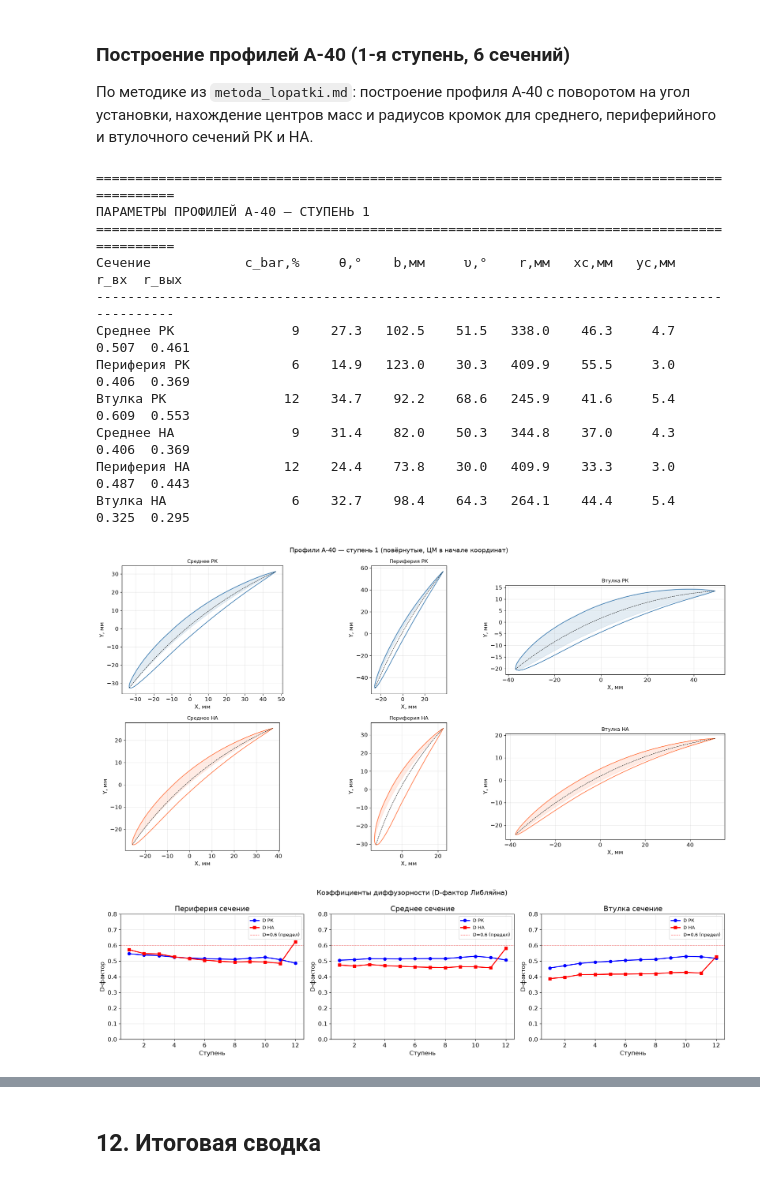
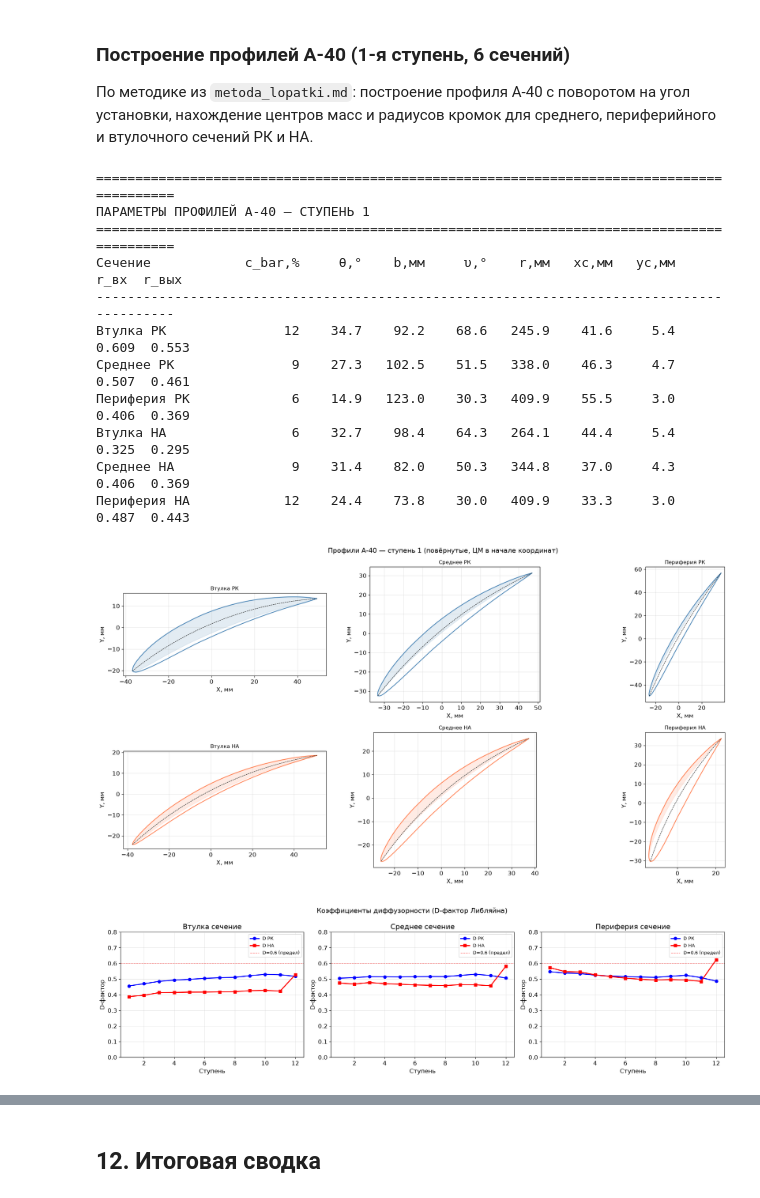
Before and after one commit to mikiway902/Compressors_Kurs_part_2, a Jupyter notebook: My_compressor_old_miki.ipynb, the cells around one changed output, grey strips where cells are left out. Saved outputs shown, nothing was run; the diff lists cells and outputs as text; code cells hidden in the pictures.

```diff
--- a/My_compressor_old_miki.ipynb
+++ b/My_compressor_old_miki.ipynb
@@ -2177,24 +2177,25 @@ def build_profile(b_chord, theta_deg, c_prime, upsilon_deg, D_diam):
         'xc': xc, 'yc': yc, 'A': A,
         'r_in': r_in, 'r_out': r_out,
         'r_blade': r_blade,
+        'D_diam': D_diam,
     }
 
 # Параметры для 1-й ступени (i=0)
 i0 = 0
 sections = [
-    # (название, тип, c', θ, b, υ, D)
+    # (название, тип, c', θ, b, υ, D) — порядок: Dвт, Dср, Dп
+    ("Втулка РК",      "RK", 12, theta_RK_3s[i0,0], 0.9*b_RK[i0],
+     ups_RK_3s[i0,0], Dvt1_prof[i0]),
     ("Среднее РК",     "RK", 9, theta_RK_3s[i0,1], b_RK[i0],
      ups_RK_3s[i0,1], Dsr1_prof[i0]),
     ("Периферия РК",   "RK", 6, theta_RK_3s[i0,2], 1.2*b_RK[i0],
      ups_RK_3s[i0,2], Dk1_prof[i0]),
-    ("Втулка РК",      "RK", 12, theta_RK_3s[i0,0], 0.9*b_RK[i0],
-     ups_RK_3s[i0,0], Dvt1_prof[i0]),
+    ("Втулка НА",      "NA", 6, theta_NA_3s[i0,0], 1.2*b_NA[i0],
+     ups_NA_3s[i0,0], Dvt2_prof[i0]),
     ("Среднее НА",     "NA", 9, theta_NA_3s[i0,1], b_NA[i0],
      ups_NA_3s[i0,1], Dsr2_prof[i0]),
     ("Периферия НА",   "NA", 12, theta_NA_3s[i0,2], 0.9*b_NA[i0],
      ups_NA_3s[i0,2], Dk2_prof[i0]),
-    ("Втулка НА",      "NA", 6, theta_NA_3s[i0,0], 1.2*b_NA[i0],
-     ups_NA_3s[i0,0], Dvt2_prof[i0]),
 ]
 
 profiles = {}
@@ -2234,39 +2235,39 @@ fig.suptitle('Профили А-40 — ступень 1 (повёрнутые,
 plt.tight_layout()
 plt.show()
 
 # --- Графики D-фактора ---
 fig, axes = plt.subplots(1, 3, figsize=(18, 5))
-sec_labels = ['Периферия', 'Среднее', 'Втулка']
-sec_j = [2, 1, 0]
+sec_labels = ['Втулка', 'Среднее', 'Периферия']
+sec_j = [0, 1, 2]
 
 for ax, sj, sl in zip(axes, sec_j, sec_labels):
     ax.plot(stages, D_RK_3s[:, sj], 'bo-', lw=2, label='D РК')
     ax.plot(stages, D_NA_3s[:, sj], 'rs-', lw=2, label='D НА')
     ax.axhline(0.6, color='red', ls='--', lw=1, alpha=0.5, label='D=0.6 (предел)')
     ax.set_xlabel('Ступень')
     ax.set_ylabel('D-фактор')
     ax.set_title(f'{sl} сечение')
     ax.legend(fontsize=9)
     ax.grid(True, alpha=0.3)
     ax.set_ylim(0, 0.8)
 
 fig.suptitle('Коэффициенты диффузорности (D-фактор Либляйна)', fontsize=14)
 plt.tight_layout()
 plt.show()
 # %% [output]
 ==========================================================================================
 ПАРАМЕТРЫ ПРОФИЛЕЙ А-40 — СТУПЕНЬ 1
 ==========================================================================================
 Сечение            c_bar,%     θ,°    b,мм     υ,°    r,мм   xc,мм   yc,мм   r_вх  r_вых
 ------------------------------------------------------------------------------------------
+Втулка РК               12    34.7    92.2    68.6   245.9    41.6     5.4  0.609  0.553
 Среднее РК               9    27.3   102.5    51.5   338.0    46.3     4.7  0.507  0.461
 Периферия РК             6    14.9   123.0    30.3   409.9    55.5     3.0  0.406  0.369
-Втулка РК               12    34.7    92.2    68.6   245.9    41.6     5.4  0.609  0.553
+Втулка НА                6    32.7    98.4    64.3   264.1    44.4     5.4  0.325  0.295
 Среднее НА               9    31.4    82.0    50.3   344.8    37.0     4.3  0.406  0.369
 Периферия НА            12    24.4    73.8    30.0   409.9    33.3     3.0  0.487  0.443
-Втулка НА                6    32.7    98.4    64.3   264.1    44.4     5.4  0.325  0.295
-[figure, old version]
+[figure, new version]
-[figure, old version]
+[figure, new version]
 # %%
 # ================================================
 # ВЫВОД КООРДИНАТ ПРОФИЛЕЙ (X Y) — РК, 3 сечения
```
Also changed, not shown: parts of 1 cell of this notebook.
